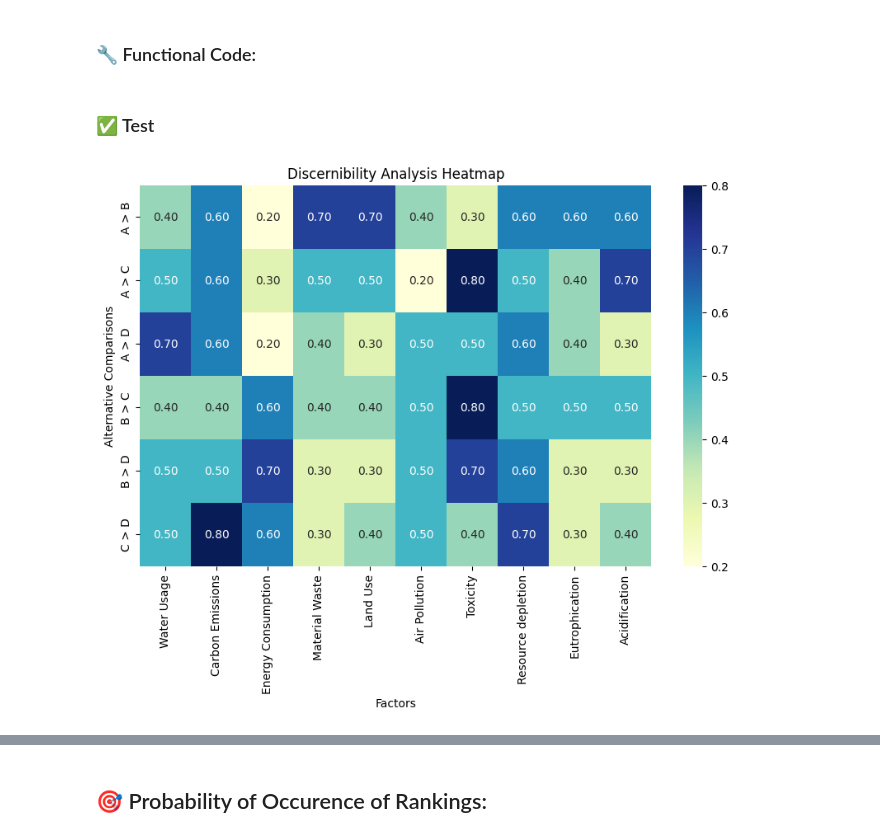
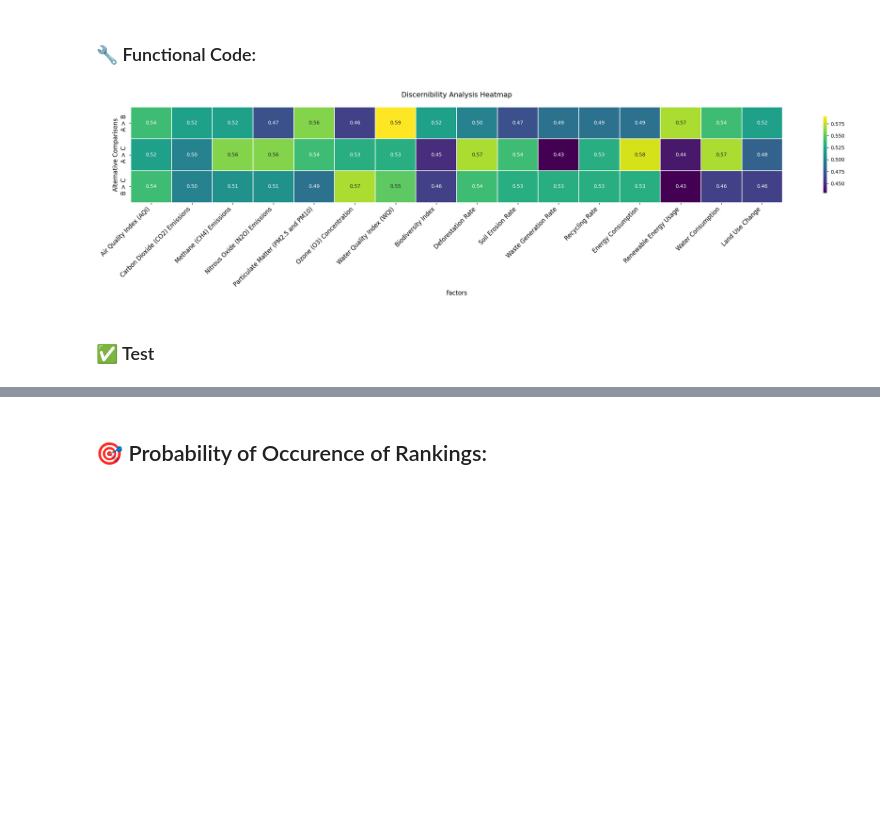
Before and after one commit to YahyaMansoub/QUACI-ACV, a Jupyter notebook: Code/main.ipynb, the cells around one changed output, grey strips where cells are left out. Saved outputs shown, nothing was run; the diff lists cells and outputs as text; code cells hidden in the pictures; blank space fills up the shorter version.

```diff
--- a/Code/main.ipynb
+++ b/Code/main.ipynb
@@ -329,9 +538,7 @@ def plot_discernibility_heatmap(matrices: List[np.ndarray], labels: List[str], f
     plt.show()
+# %%
+plot_discernibility_heatmap(matrices, ["A", "B", "C", "D"], environmental_indicators)
+# %% [output]
+[figure, added]
 # %% [markdown]
 ### ✅ Test
-# %%
-plot_discernibility_heatmap(matrices=[A,B,C,D],
-                            labels=["A","B","C","D"],
-                            factor_names=FACTORS)
-# %% [output]
-[figure, removed]
```
Also changed, not shown: parts of 36 cells of this notebook, 1 other file.
